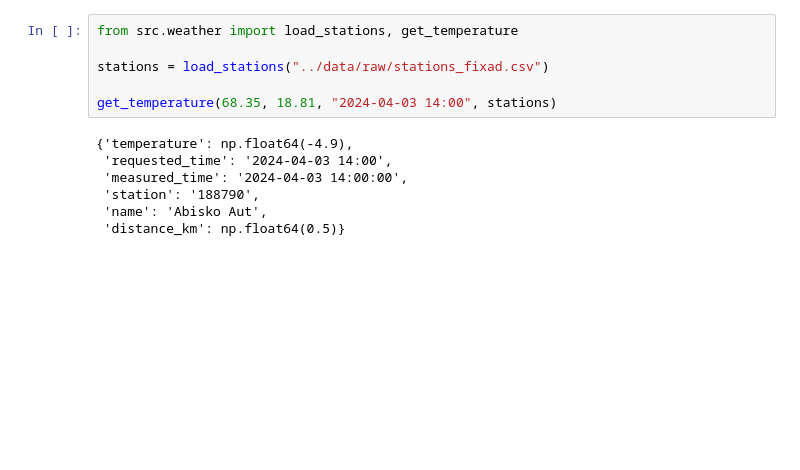
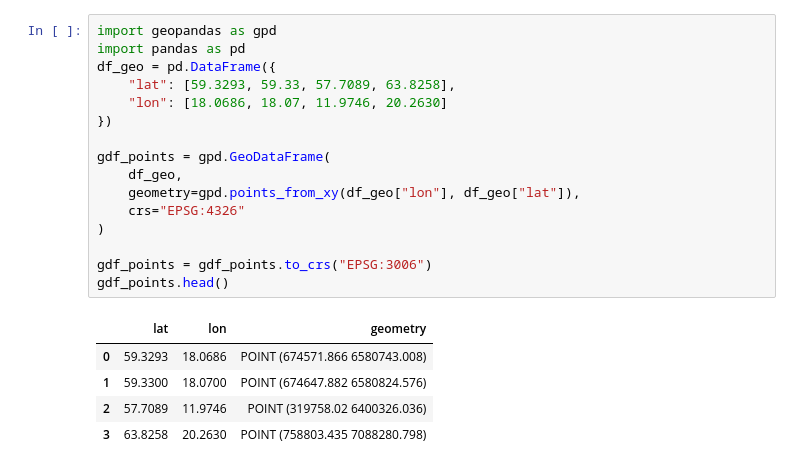
Before and after one commit to aw950309/thesis_boogaloo, a Jupyter notebook: notebooks/test.ipynb, the cells around one changed output. Saved outputs shown, nothing was run; the diff lists cells and outputs as text; blank space fills up the shorter version.

Commit message:
Added Grid, features and updated weather

```diff
--- a/notebooks/test.ipynb
+++ b/notebooks/test.ipynb
@@ -1,13 +1,22 @@
-# %%
-from src.weather import load_stations, get_temperature
-
-stations = load_stations("../data/raw/stations_fixad.csv")
-
-get_temperature(68.35, 18.81, "2024-04-03 14:00", stations)
-# %% [output]
-{'temperature': np.float64(-4.9),
- 'requested_time': '2024-04-03 14:00',
- 'measured_time': '2024-04-03 14:00:00',
- 'station': '188790',
- 'name': 'Abisko Aut',
- 'distance_km': np.float64(0.5)}
+# %%
+import geopandas as gpd
+import pandas as pd
+df_geo = pd.DataFrame({
+    "lat": [59.3293, 59.33, 57.7089, 63.8258],
+    "lon": [18.0686, 18.07, 11.9746, 20.2630]
+})
+
+gdf_points = gpd.GeoDataFrame(
+    df_geo,
+    geometry=gpd.points_from_xy(df_geo["lon"], df_geo["lat"]),
+    crs="EPSG:4326"
+)
+
+gdf_points = gdf_points.to_crs("EPSG:3006")
+gdf_points.head()
+# %% [output]
+|  | lat | lon | geometry |
+| 0 | 59.3293 | 18.0686 | POINT (674571.866 6580743.008) |
+| 1 | 59.3300 | 18.0700 | POINT (674647.882 6580824.576) |
+| 2 | 57.7089 | 11.9746 | POINT (319758.02 6400326.036) |
+| 3 | 63.8258 | 20.2630 | POINT (758803.435 7088280.798) |
```
Also changed, not shown: parts of 6 cells of this notebook, 4 other files.
